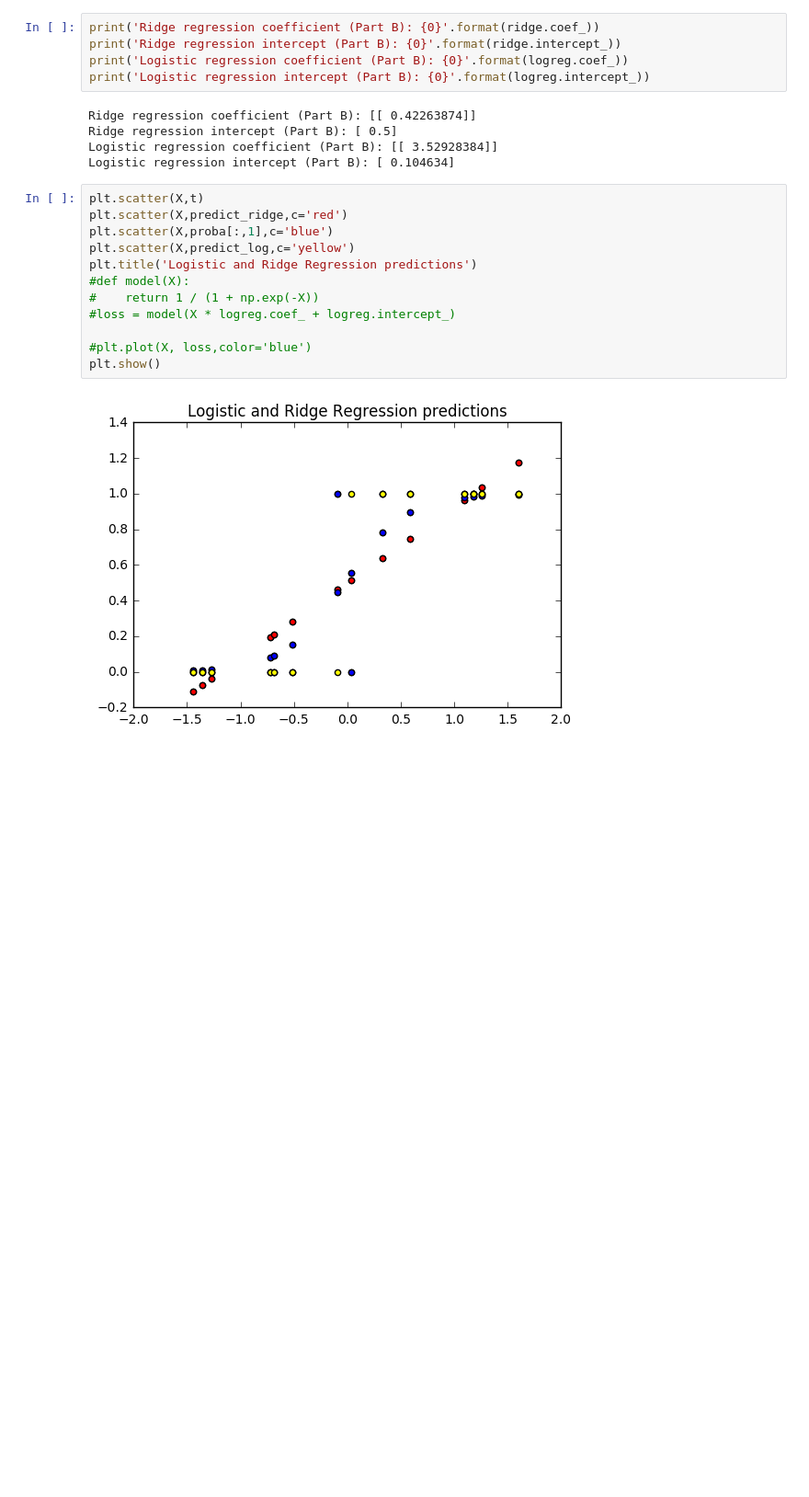
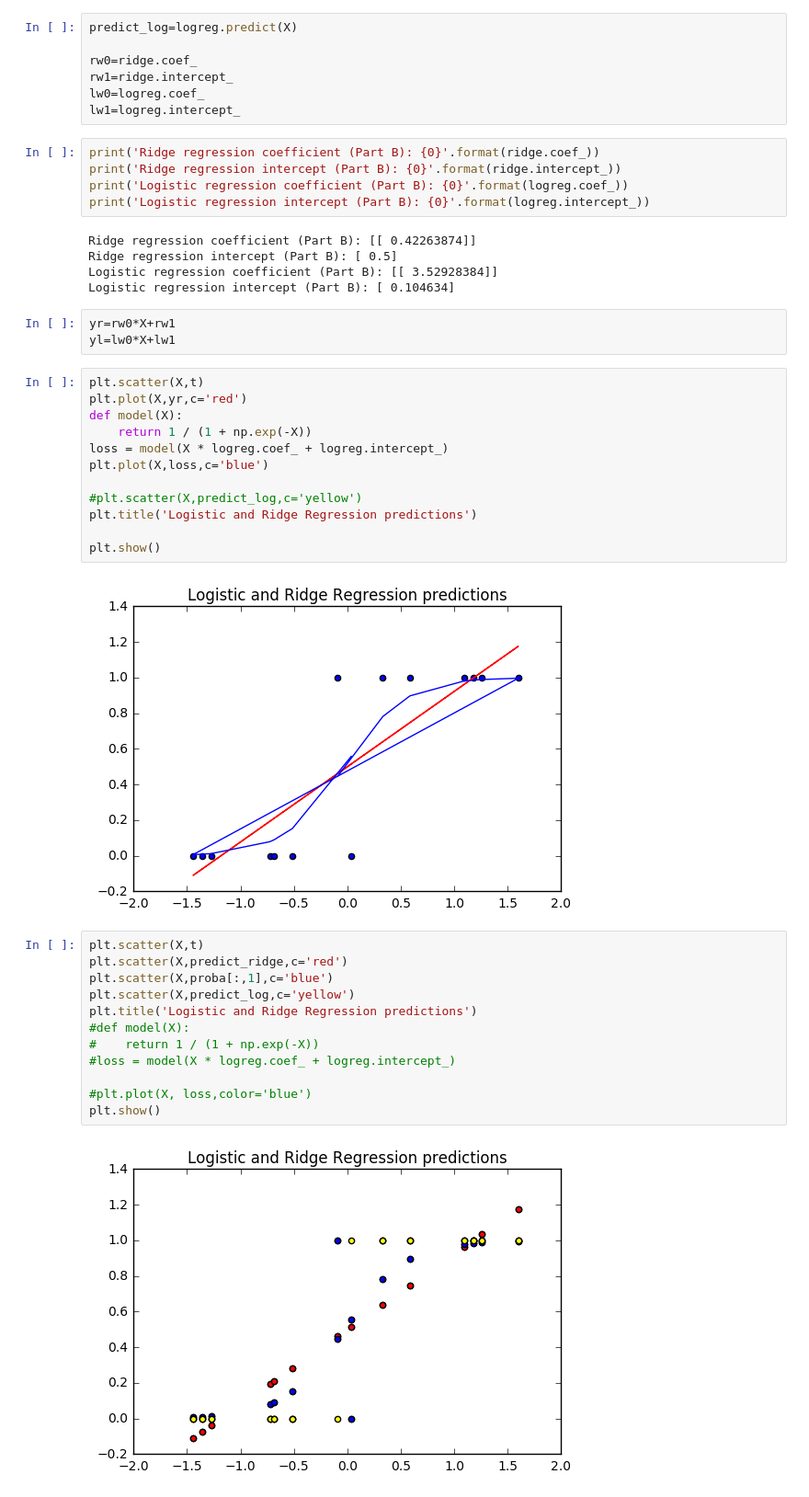
Before and after one commit to AnkitDutta7/Machine-Learning-IEOR290, a Jupyter notebook: HW5_Ankit_dutta.ipynb, the cells around one changed output. Shown at 92% size. Drawn from its saved outputs; the diff is of its cells as text; blank space fills up the shorter version.

```diff
--- a/HW5_Ankit_dutta.ipynb
+++ b/HW5_Ankit_dutta.ipynb
@@ -42,3 +40,10 @@ predict_log=logreg.predict(X)
+# %%
+predict_log=logreg.predict(X)
+
+rw0=ridge.coef_
+rw1=ridge.intercept_
+lw0=logreg.coef_
+lw1=logreg.intercept_
 # %%
 print('Ridge regression coefficient (Part B): {0}'.format(ridge.coef_))
 print('Ridge regression intercept (Part B): {0}'.format(ridge.intercept_))
@@ -49,6 +54,23 @@ Ridge regression coefficient (Part B): [[ 0.42263874]]
 Ridge regression intercept (Part B): [ 0.5]
 Logistic regression coefficient (Part B): [[ 3.52928384]]
 Logistic regression intercept (Part B): [ 0.104634]
+# %%
+yr=rw0*X+rw1
+yl=lw0*X+lw1
+# %%
+plt.scatter(X,t)
+plt.plot(X,yr,c='red')
+def model(X):
+    return 1 / (1 + np.exp(-X))
+loss = model(X * logreg.coef_ + logreg.intercept_)
+plt.plot(X,loss,c='blue')
+
+#plt.scatter(X,predict_log,c='yellow')
+plt.title('Logistic and Ridge Regression predictions')
+
+plt.show()
+# %% [output]
+[figure, added]
 # %%
 plt.scatter(X,t)
 plt.scatter(X,predict_ridge,c='red')
```
Also changed, not shown: parts of 1 cell of this notebook.
